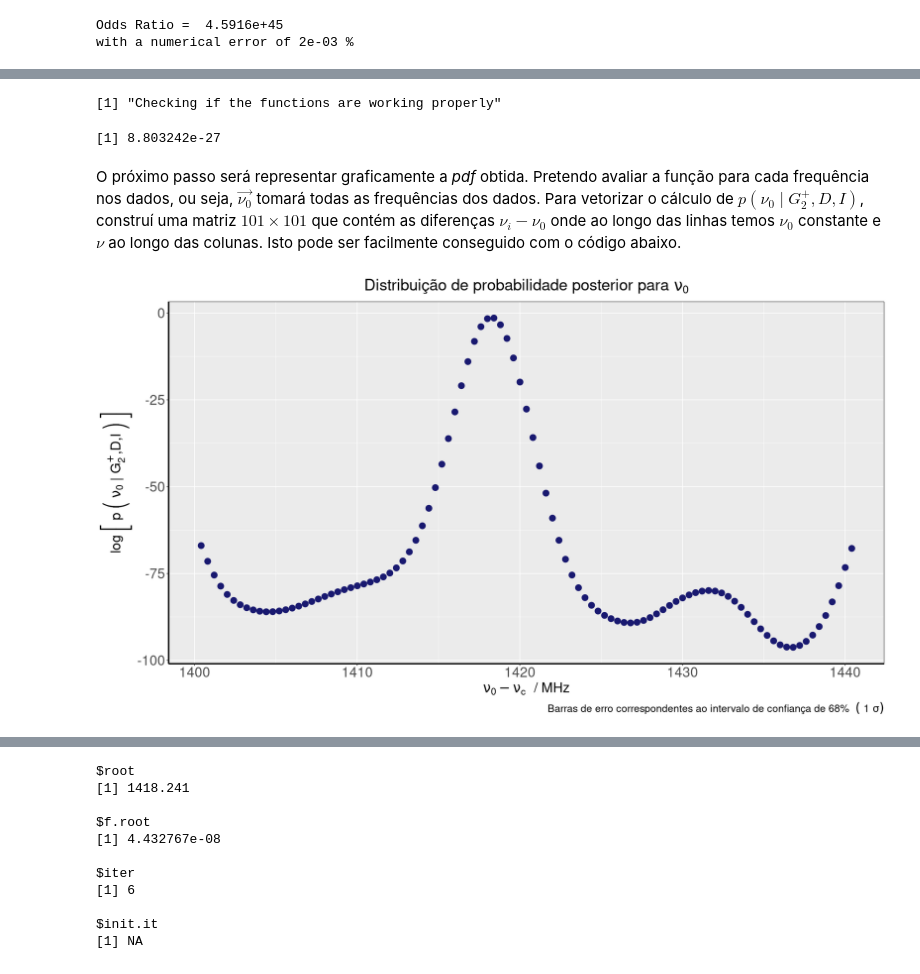
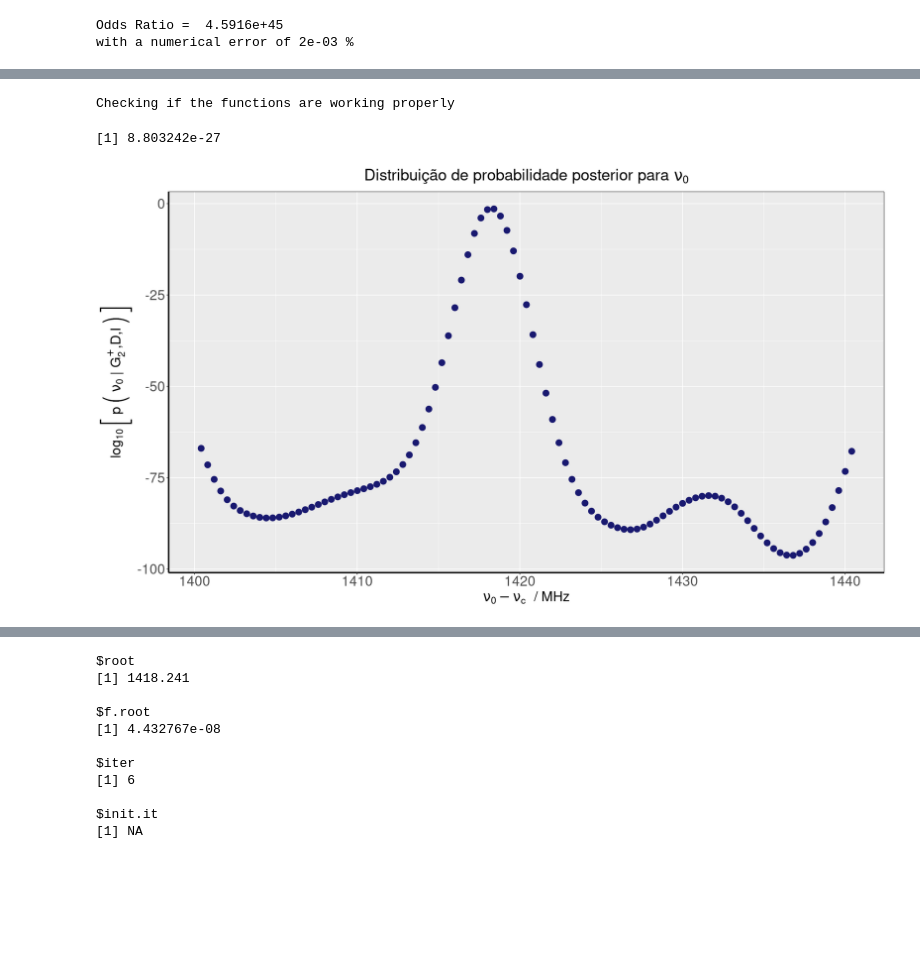
Before and after one commit to cesarium/da-bayesian-star, a Jupyter notebook: notebook.ipynb, the cells around one changed output, grey strips where cells are left out. Cells and saved outputs as stored; diff of their text form; code cells hidden in the pictures; blank space fills up the shorter version.

```diff
--- a/notebook.ipynb
+++ b/notebook.ipynb
@@ -369,5 +391,5 @@ $$
 # %%
-print('Checking if the functions are working properly')
+cat('Checking if the functions are working properly','')
 nu0 = nu.min + Delta.nu/2
 
 G2p.marginal = L.G2p$value
@@ -378,7 +400,5 @@ G2p.posterior = G2p.prior * (G2p.likelihood/G2p.marginal)
 
 G2p.posterior
 # %% [output]
-[1] "Checking if the functions are working properly"
+Checking if the functions are working properly
 [1] 8.803242e-27
-# %% [markdown]
-O próximo passo será representar graficamente a *pdf* obtida. Pretendo avaliar a função para cada frequência nos dados, ou seja, $\vec{\nu_0}$ tomará todas as frequências dos dados. Para vetorizar o cálculo de $p\left(\nu_0 \mid G_2^{+}, D, I\right)$, construí uma matriz $101\times101$ que contém as diferenças $\nu_i - \nu_0$ onde ao longo das linhas temos $\nu_0$ constante e $\nu$ ao longo das colunas. Isto pode ser facilmente conseguido com o código abaixo.
@@ -430,26 +405,57 @@ posterior_G2p <- function(){
 # %%
+# #############################################################
+# Likelihood Function
+# #############################################################
+Likelihood_G2p <- function(nu_0){
+
+    fi <- emission_spec( nu_0 , 2 )
+    summation  <- sum( (G.data - fi)^2. ) * (- 0.5 / sigma^2.0 )
+
+    exp(summation) / Delta.nu / ( sqrt(2.*pi) * sigma ) ^ N
+}
+
+# #############################################################
+# Vectorize previous function
+# #############################################################
+vec_Likelihood_G2p <- function(NU_0){
+
+    Vectorize(Likelihood_G2p , vectorize.args = 'nu_0')(NU_0)
+
+}
+
+# #############################################################
+# Posterior Probability - G2+
+# #############################################################
+posterior_G2p <- function(nu_0){
+    G2p.prior * ( vec_Likelihood_G2p(nu_0) / G2p.marginal )
+}
+
+# #############################################################
+# Plotting results
+# #############################################################
+
 # Calculation of the pdf
-G2p.posterior = posterior_G2p()
+G2p.posterior = posterior_G2p(Nu.data$freq)
 
 # Inserting the values into a dataframe
 df.extended <- dados
 df.extended$posterior <- G2p.posterior
 df.extended$log10_posterior <- log(G2p.posterior,base=10)
 
 # Plot of the above
 ggplot(data = df.extended , aes(freq) ) +
 
     geom_point(aes(y=log10_posterior) , size = 4 , colour = 'midnightblue' )+
 
     labs(title = bquote('Distribuição de probabilidade posterior para'~nu[0]),
-         caption = bquote('Barras de erro correspondentes ao intervalo de confiança de 68% '~(~'1'~sigma)),
+         #caption = bquote('Barras de erro correspondentes ao intervalo de confiança de 68% '~(~'1'~sigma)),
          x = bquote(nu[0]-nu[c]~' / MHz'),
-         y =  TeX(r'($log \, \left[ \, p\, \left(\, \nu_0 \, | \, G_2^{+}, D, I \,\right) \, \right]$)'),
+         y =  TeX(r'($log_{10} \, \left[ \, p\, \left(\, \nu_0 \, | \, G_2^{+}, D, I \,\right) \, \right]$)'),
          colour = 'Legend') +
 
     scale_color_manual(values = colors) +
 
 jupyter.theme()
 # %% [output]
-[figure, old version]
+[figure, new version]
 # %%
```
Also changed, not shown: parts of 29 cells of this notebook, 1 other file.
